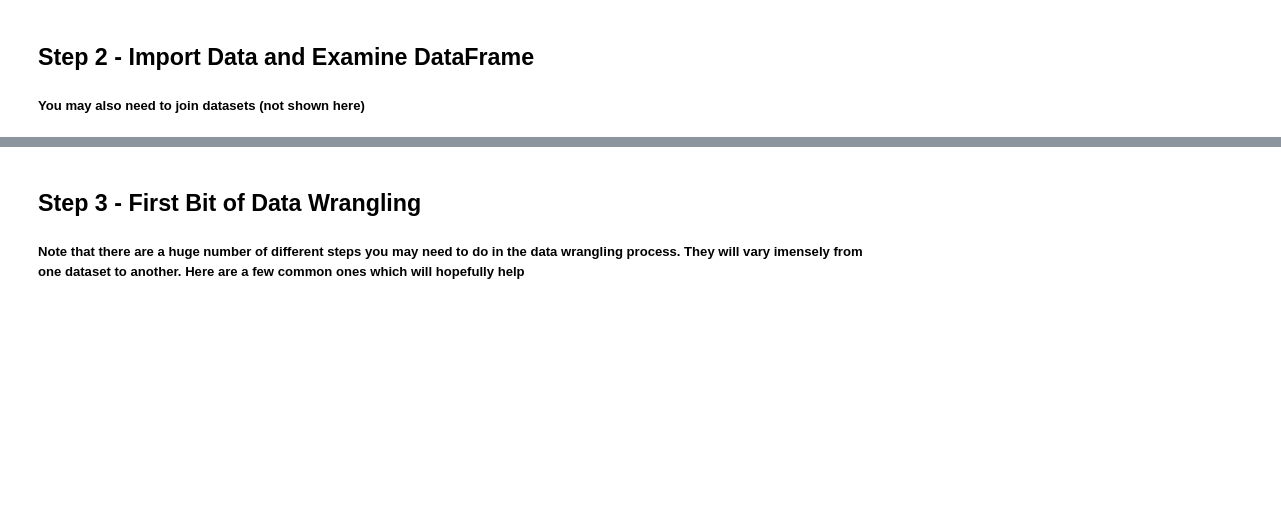
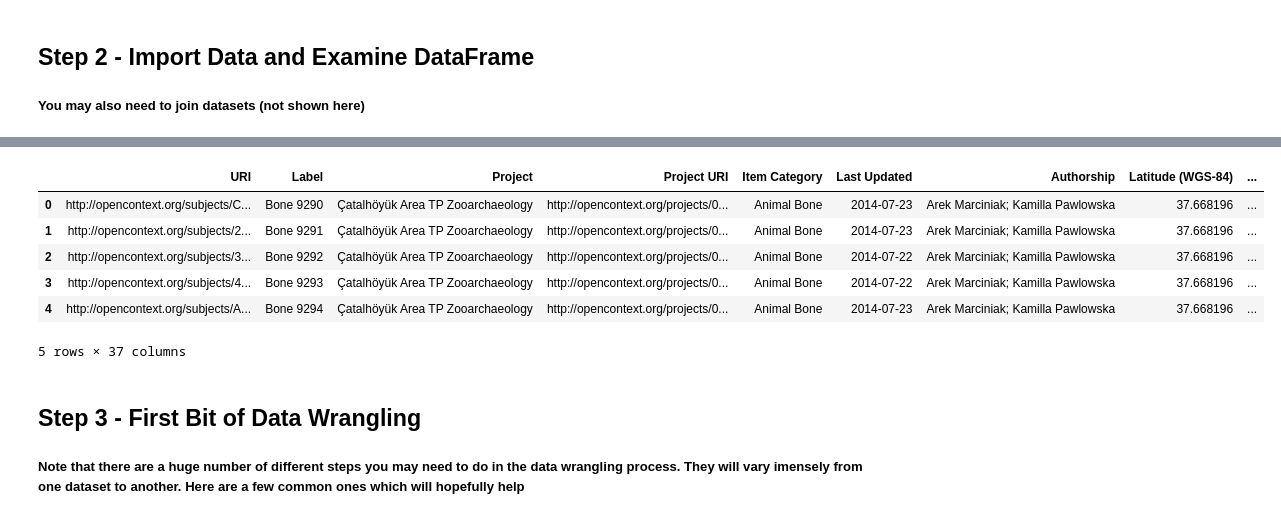
Before and after one commit to EvanEames/MLADCH2526, a Jupyter notebook: week2/ML_Week2.ipynb, the cells around one changed output, grey strips where cells are left out. Drawn from its saved outputs; the diff is of its cells as text; code cells hidden in the pictures; blank space fills up the shorter version.

```diff
--- a/week2/ML_Week2.ipynb
+++ b/week2/ML_Week2.ipynb
@@ -54,3 +31,20 @@ df_raw.head()
+# %%
+# Let's read in our data
+filepath = "./"  # This can help if the file is in a different folder. Here we just use "./" which means "the file is in this folder"
+filename = "EOL-CDC Primary Zooarchaeology data.csv"
+
+# Be sure to specify things like sep, skiprows, decimal+thousands convention, etc.
+df_raw = pd.read_csv(filepath + filename)
+
+df_raw.head()
+# %% [output]
+|  | URI | Label | Project | Project URI | Item Category | Last Updated | Authorship | Latitude (WGS-84) | ... |
+| 0 | http://opencontext.org/subjects/C... | Bone 9290 | Çatalhöyük Area TP Zooarchaeology | http://opencontext.org/projects/0... | Animal Bone | 2014-07-23 | Arek Marciniak; Kamilla Pawlowska | 37.668196 | ... |
+| 1 | http://opencontext.org/subjects/2... | Bone 9291 | Çatalhöyük Area TP Zooarchaeology | http://opencontext.org/projects/0... | Animal Bone | 2014-07-23 | Arek Marciniak; Kamilla Pawlowska | 37.668196 | ... |
+| 2 | http://opencontext.org/subjects/3... | Bone 9292 | Çatalhöyük Area TP Zooarchaeology | http://opencontext.org/projects/0... | Animal Bone | 2014-07-22 | Arek Marciniak; Kamilla Pawlowska | 37.668196 | ... |
+| 3 | http://opencontext.org/subjects/4... | Bone 9293 | Çatalhöyük Area TP Zooarchaeology | http://opencontext.org/projects/0... | Animal Bone | 2014-07-22 | Arek Marciniak; Kamilla Pawlowska | 37.668196 | ... |
+| 4 | http://opencontext.org/subjects/A... | Bone 9294 | Çatalhöyük Area TP Zooarchaeology | http://opencontext.org/projects/0... | Animal Bone | 2014-07-23 | Arek Marciniak; Kamilla Pawlowska | 37.668196 | ... |
+5 rows × 37 columns
 # %% [markdown]
 ## Step 3 - First Bit of Data Wrangling
 ##### Note that there are a huge number of different steps you may need to do in the data wrangling process. They will vary imensely from one dataset to another. Here are a few common ones which will hopefully help
```
Also changed, not shown: parts of 15 cells of this notebook.
